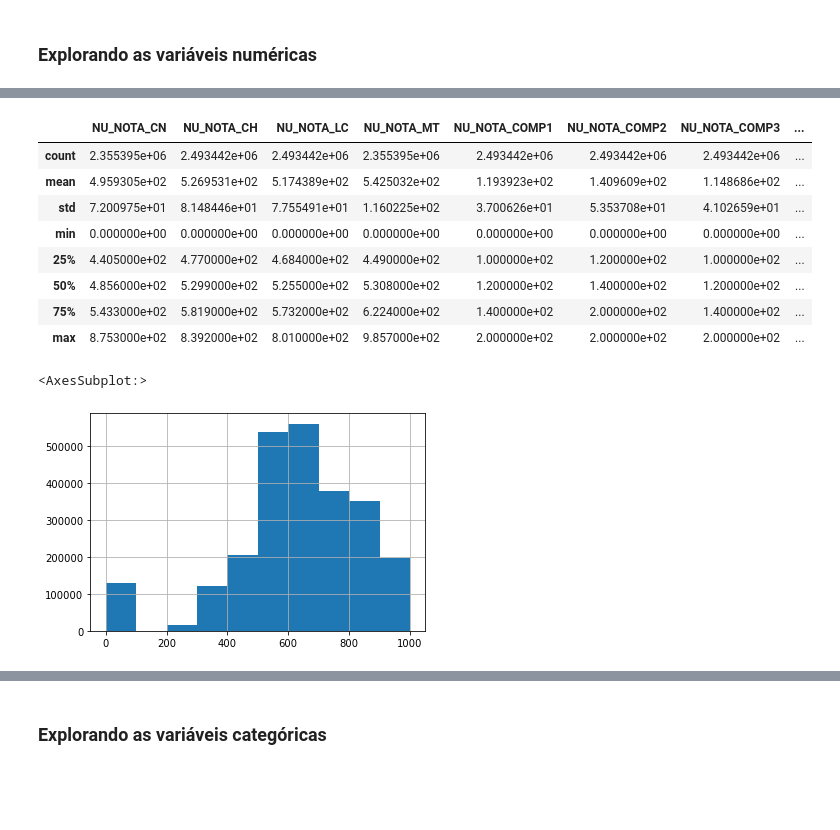
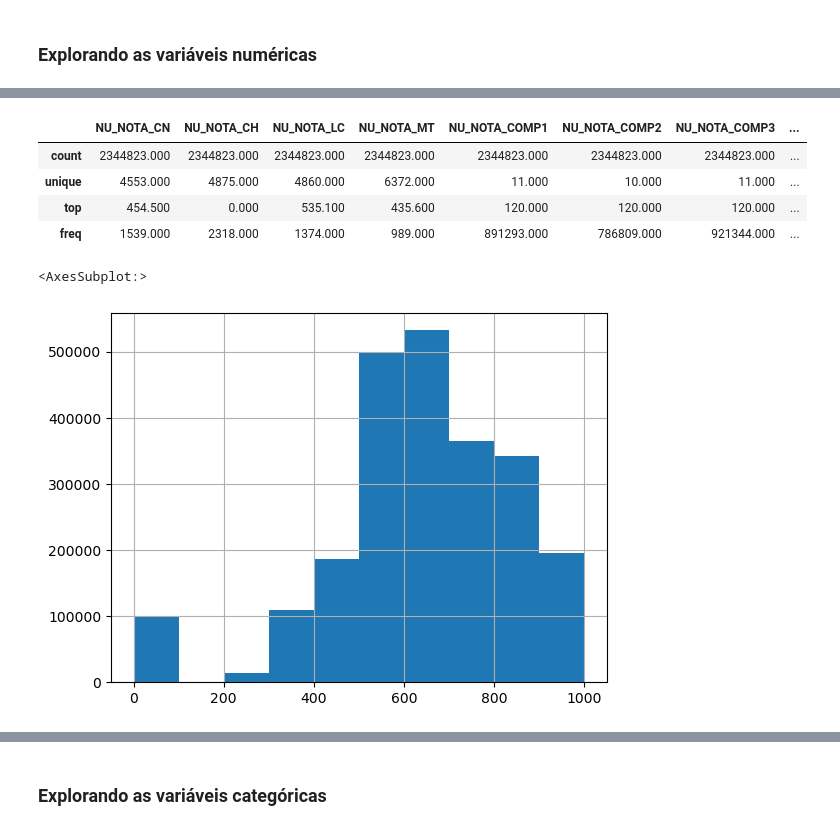
Before and after one commit to carlosrodriguesjf/analise_microdados_enem_2022, a Jupyter notebook: Analise dos microdados do Enem 2022.ipynb, the cells around one changed output, grey strips where cells are left out. Saved outputs shown, nothing was run; the diff lists cells and outputs as text; code cells hidden in the pictures; blank space fills up the shorter version.

```diff
--- a/Analise dos microdados do Enem 2022.ipynb
+++ b/Analise dos microdados do Enem 2022.ipynb
@@ -141,2 +159,6 @@ nums = ['NU_NOTA_CN', 'NU_NOTA_CH', 'NU_NOTA_LC',
+# %%
+nums = ['NU_NOTA_CN', 'NU_NOTA_CH', 'NU_NOTA_LC',
+       'NU_NOTA_MT', 'NU_NOTA_COMP1','NU_NOTA_COMP2','NU_NOTA_COMP3', 'NU_NOTA_COMP4', 'NU_NOTA_COMP5',
+       'NU_NOTA_REDACAO']
 # %% [markdown]
 ### Explorando as variáveis numéricas
@@ -142,0 +179,4 @@ nums = ['NU_NOTA_CN', 'NU_NOTA_CH', 'NU_NOTA_LC',
+# %%
+# Excluindo os valores ausentes
+dfNumsLimpos = df[nums].dropna()
+dfNumsLimpos
@@ -143,18 +200,14 @@ nums = ['NU_NOTA_CN', 'NU_NOTA_CH', 'NU_NOTA_LC',
 # %%
 # Resumo das variáveis numéricas
-df[nums].describe()
+dfNumsLimpos.describe()
 # %% [output]
 |  | NU_NOTA_CN | NU_NOTA_CH | NU_NOTA_LC | NU_NOTA_MT | NU_NOTA_COMP1 | NU_NOTA_COMP2 | NU_NOTA_COMP3 | ... |
-| count | 2.355395e+06 | 2.493442e+06 | 2.493442e+06 | 2.355395e+06 | 2.493442e+06 | 2.493442e+06 | 2.493442e+06 | ... |
-| mean | 4.959305e+02 | 5.269531e+02 | 5.174389e+02 | 5.425032e+02 | 1.193923e+02 | 1.409609e+02 | 1.148686e+02 | ... |
-| std | 7.200975e+01 | 8.148446e+01 | 7.755491e+01 | 1.160225e+02 | 3.700626e+01 | 5.353708e+01 | 4.102659e+01 | ... |
-| min | 0.000000e+00 | 0.000000e+00 | 0.000000e+00 | 0.000000e+00 | 0.000000e+00 | 0.000000e+00 | 0.000000e+00 | ... |
-| 25% | 4.405000e+02 | 4.770000e+02 | 4.684000e+02 | 4.490000e+02 | 1.000000e+02 | 1.200000e+02 | 1.000000e+02 | ... |
-| 50% | 4.856000e+02 | 5.299000e+02 | 5.255000e+02 | 5.308000e+02 | 1.200000e+02 | 1.400000e+02 | 1.200000e+02 | ... |
-| 75% | 5.433000e+02 | 5.819000e+02 | 5.732000e+02 | 6.224000e+02 | 1.400000e+02 | 2.000000e+02 | 1.400000e+02 | ... |
-| max | 8.753000e+02 | 8.392000e+02 | 8.010000e+02 | 9.857000e+02 | 2.000000e+02 | 2.000000e+02 | 2.000000e+02 | ... |
+| count | 2344823.000 | 2344823.000 | 2344823.000 | 2344823.000 | 2344823.000 | 2344823.000 | 2344823.000 | ... |
+| unique | 4553.000 | 4875.000 | 4860.000 | 6372.000 | 11.000 | 10.000 | 11.000 | ... |
+| top | 454.500 | 0.000 | 535.100 | 435.600 | 120.000 | 120.000 | 120.000 | ... |
+| freq | 1539.000 | 2318.000 | 1374.000 | 989.000 | 891293.000 | 786809.000 | 921344.000 | ... |
 # %%
-df['NU_NOTA_REDACAO'].hist()
+dfNumsLimpos['NU_NOTA_REDACAO'].hist()
 # %% [output]
 <AxesSubplot:>
-[figure, old version]
+[figure, new version]
```
Also changed, not shown: parts of 18 cells of this notebook.
